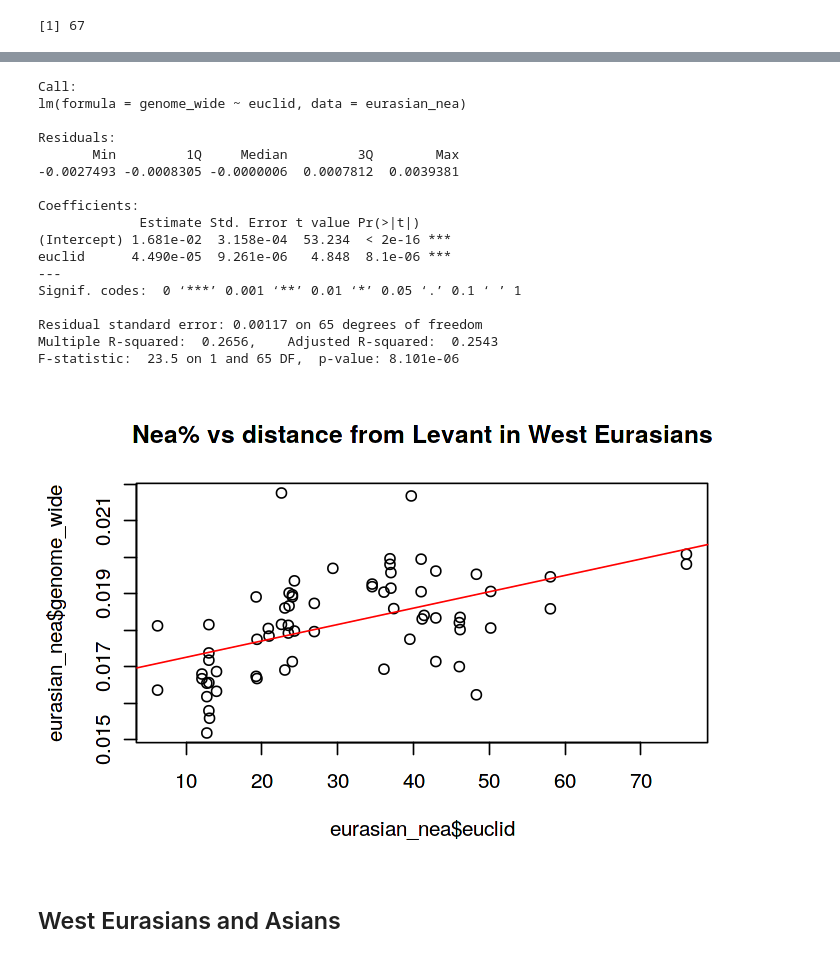
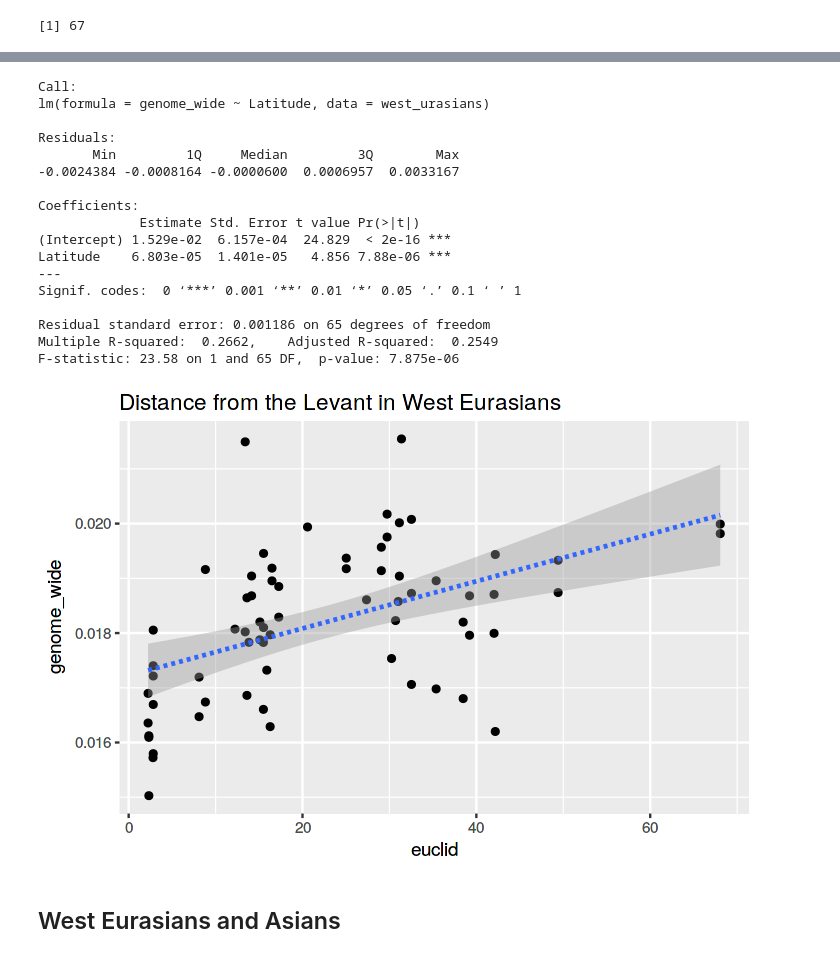
Before and after one commit to bodkan/nea-over-time, a Jupyter notebook: notebooks/annotation_analyses.ipynb, the cells around one changed output, grey strips where cells are left out. Cells and saved outputs as stored; diff of their text form; code cells hidden in the pictures.

```diff
--- a/notebooks/annotation_analyses.ipynb
+++ b/notebooks/annotation_analyses.ipynb
@@ -654,7 +653,7 @@ Warning message:
 # %% [markdown]
 ## West Eurasians
 # %%
-eurasian_nea <-
+west_eurasians <-
     filter(nea_cn, pop == "WestEurasia") %>%
     select(Latitude, Longitude, genome_wide)
 # %%
@@ -689,35 +690,36 @@ F-statistic: 22.59 on 1 and 65 DF,  p-value: 1.152e-05
 # %%
 options(repr.plot.width=6, repr.plot.height=4)
 
-levant_coords <- list(Latitude=20, Longitude=40)
-
-eurasian_nea %<>%
+west_eurasians %<>%
+    select(Latitude, Longitude, genome_wide) %>%
     mutate(euclid=sqrt(
             (Latitude  - levant_coords$Latitude ) ^ 2 +
             (Longitude - levant_coords$Longitude) ^ 2
     ))
 
-plot(eurasian_nea$euclid, eurasian_nea$genome_wide, main="Nea% vs distance from Levant in West Eurasians")
-summary(euclid_res <- lm(genome_wide ~ euclid, data=eurasian_nea))
-abline(euclid_res, col="red")
+summary(lat_res <- lm(genome_wide ~ Latitude, data=west_urasians))
+ggplot(west_eurasians, aes(euclid, genome_wide)) +
+       ggtitle("Distance from the Levant in West Eurasians") +
+    geom_point() +
+    geom_smooth(method="lm", linetype=2)
 # %% [output]
 Call:
-lm(formula = genome_wide ~ euclid, data = eurasian_nea)
+lm(formula = genome_wide ~ Latitude, data = west_urasians)
 
 Residuals:
        Min         1Q     Median         3Q        Max
--0.0027493 -0.0008305 -0.0000006  0.0007812  0.0039381
+-0.0024384 -0.0008164 -0.0000600  0.0006957  0.0033167
 
 Coefficients:
              Estimate Std. Error t value Pr(>|t|)
-(Intercept) 1.681e-02  3.158e-04  53.234  < 2e-16 ***
-euclid      4.490e-05  9.261e-06   4.848  8.1e-06 ***
+(Intercept) 1.529e-02  6.157e-04  24.829  < 2e-16 ***
+Latitude    6.803e-05  1.401e-05   4.856 7.88e-06 ***
 ---
 Signif. codes:  0 ‘***’ 0.001 ‘**’ 0.01 ‘*’ 0.05 ‘.’ 0.1 ‘ ’ 1
 
-Residual standard error: 0.00117 on 65 degrees of freedom
-Multiple R-squared:  0.2656,    Adjusted R-squared:  0.2543
-F-statistic:  23.5 on 1 and 65 DF,  p-value: 8.101e-06
+Residual standard error: 0.001186 on 65 degrees of freedom
+Multiple R-squared:  0.2662,    Adjusted R-squared:  0.2549
+F-statistic: 23.58 on 1 and 65 DF,  p-value: 7.875e-06
-[figure, old version]
+[figure, new version]
 # %% [markdown]
 ## West Eurasians and Asians
```
Also changed, not shown: parts of 7 cells of this notebook.
